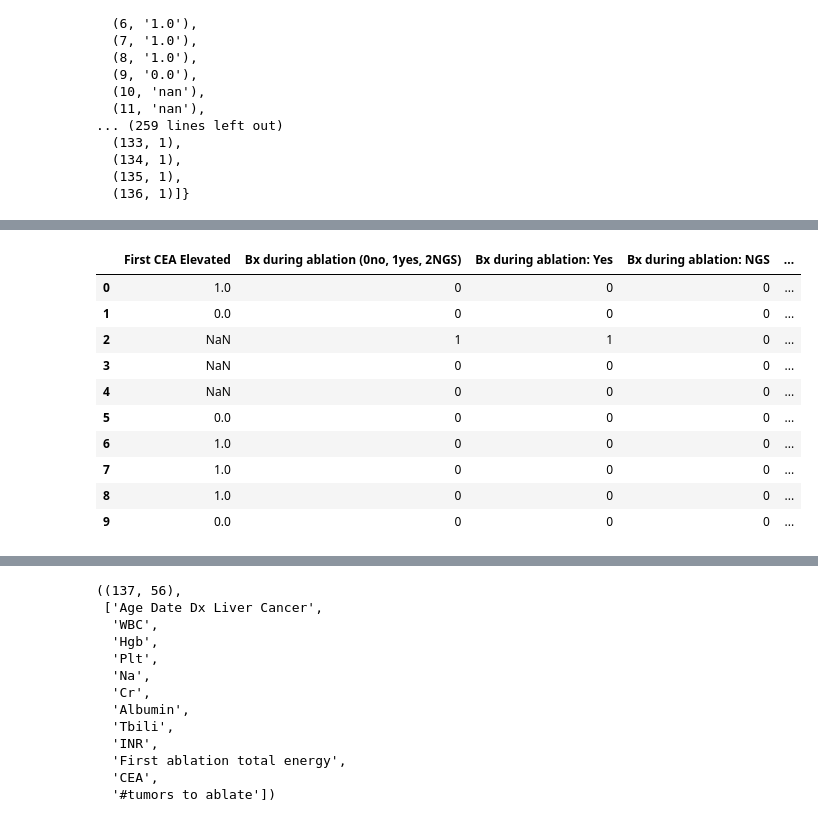
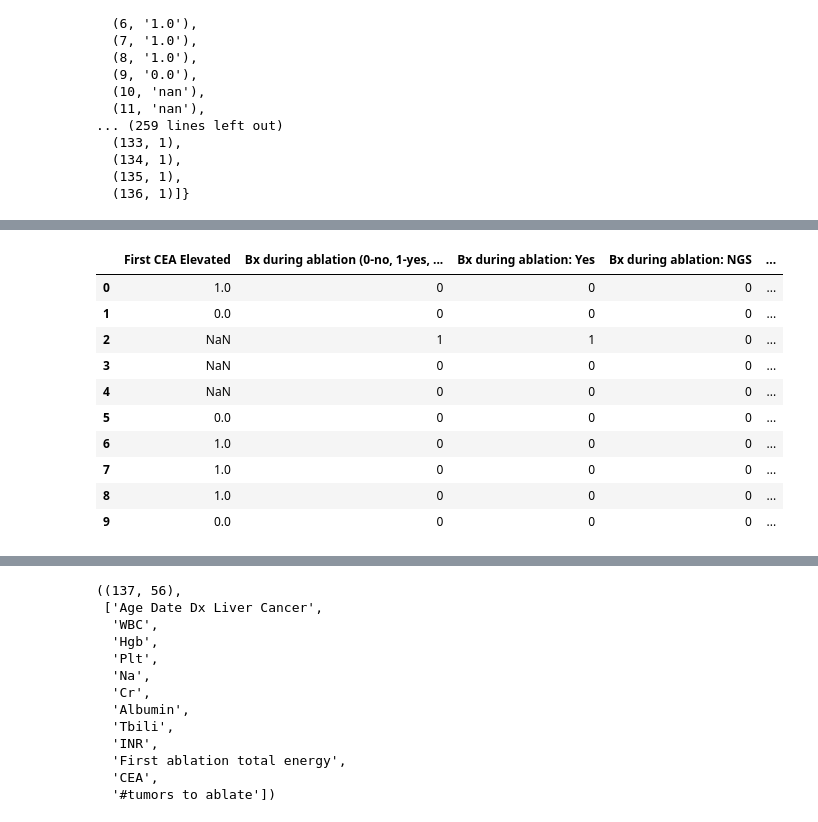
Before and after one commit to aren4/Liver_Tumors, a Jupyter notebook: Tommy_Rads.ipynb, the cells around one changed output, grey strips where cells are left out. Drawn from its saved outputs; the diff is of its cells as text; code cells hidden in the pictures.

```diff
--- a/Tommy_Rads.ipynb
+++ b/Tommy_Rads.ipynb
@@ -55,7 +53,7 @@ import re
 
 pd.set_option('display.max_columns', None)
 
-df = pd.read_csv('/content/drive/MyDrive/Tommy Rads/Secondary Analysis.csv', index_col=False, encoding='latin1')
+df = pd.read_csv('/content/drive/MyDrive/Tommy Rads/Secondary_Analysis.csv', index_col=False, encoding='latin1')
 # %%
 numeric_cols = df.select_dtypes(include=np.number).columns
 
@@ -83,7 +81,7 @@ print(df)
 [137 rows x 95 columns]
 # %%
 # Replace '-' with NaN
-df.replace('-', np.nan, inplace=True)
+#df.replace('-', np.nan, inplace=True)
 
 # Helper function to flag unexpected values
 def flag_unexpected(series, expected_type, allowed_values=None, pattern=None):
@@ -134,11 +132,11 @@ cleaning_report['Age Date Dx Liver Cancer'] = flag_unexpected(df['Age Date Dx Li
 
 # CAT HCV
 allowed_hcv = [0, 2]
-df['CAT HCV (2SVR, 1 for chronic/present, 3 HBV 4 HAV)'] = pd.to_numeric(
-    df['CAT HCV (2SVR, 1 for chronic/present, 3 HBV 4 HAV)'], errors='coerce'
+df['CAT HCV (2-SVR, 1 for chronic/present, 3 HBV 4 HAV)'] = pd.to_numeric(
+    df['CAT HCV (2-SVR, 1 for chronic/present, 3 HBV 4 HAV)'], errors='coerce'
 )
 cleaning_report['CAT HCV'] = flag_unexpected(
-    df['CAT HCV (2SVR, 1 for chronic/present, 3 HBV 4 HAV)'], 'numeric', allowed_values=allowed_hcv)
+    df['CAT HCV (2-SVR, 1 for chronic/present, 3 HBV 4 HAV)'], 'numeric', allowed_values=allowed_hcv)
 
 # Define a mapping of scores to integers
 score_mapping = {
@@ -169,7 +167,7 @@ df['SCALAR CPT Score (Recode)'] = df['SCALAR CPT Score (Extracted)'].map(score_m
 
 # Binary columns
 binary_cols = ['EtOH', 'NASH', 'Ascites', 'Encephalopathy', 'First CEA Elevated',
-               'Unilobar (0), Bilobar (1)', 'Bx during ablation (0no, 1yes, 2NGS)']
+               'Unilobar (0), Bilobar (1)', 'Bx during ablation (0-no, 1-yes, 2-NGS)']
 for col in binary_cols:
     allowed = ['0', '1'] if 'Bx during ablation' not in col else ['0', '1', '2']
     df[col] = df[col].astype(str).str.strip()
@@ -243,13 +241,13 @@ def treatment_flags(cell):
         if item in treatment_map:
             flags[treatment_map[item]] = 1
     return pd.Series(flags)
-treatments = df['Liver Treatment prior to initial ablation (0none, 1TACE, 2TARE, 3EBRT, 4Systemic Therapy, 5resection, 6combined/other)'].apply(treatment_flags)
+treatments = df['Liver Treatment prior to initial ablation (0-none, 1-TACE, 2-TARE, 3-EBRT, 4-Systemic Therapy, 5-resection, 6-combined/other)'].apply(treatment_flags)
 df = pd.concat([df, treatments], axis=1)
-df.drop(columns=['Liver Treatment prior to initial ablation (0none, 1TACE, 2TARE, 3EBRT, 4Systemic Therapy, 5resection, 6combined/other)'], inplace=True)
+df.drop(columns=['Liver Treatment prior to initial ablation (0-none, 1-TACE, 2-TARE, 3-EBRT, 4-Systemic Therapy, 5-resection, 6-combined/other)'], inplace=True)
 
 # Recur (dependent)
-df['Recur (0no, 1yes)'] = pd.to_numeric(df['Recur (0no, 1yes)'], errors='coerce')
-cleaning_report['Recur (0no, 1yes)'] = flag_unexpected(df['Recur (0no, 1yes)'], 'binary', allowed_values=['0', '1'])
+df['Recur (0-no, 1-yes)'] = pd.to_numeric(df['Recur (0-no, 1-yes)'], errors='coerce')
+cleaning_report['Recur (0-no, 1-yes)'] = flag_unexpected(df['Recur (0-no, 1-yes)'], 'binary', allowed_values=['0', '1'])
 
 # Gather cleaning report and summarize any flagged values
 flagged_summary = {col: flagged for col, flagged in cleaning_report.items() if flagged}
@@ -284,23 +282,23 @@ df.head()
 # %%
 # First CEA Elevated: Recode to binary integers
 df['First CEA Elevated'] = df['First CEA Elevated'].replace({'1.0': 1, '0.0': 0}).astype(float)
 # (Leave np.nan for missing)
 
 # Bx during ablation: Create one-hot columns for Yes (1) and NGS (2)
-df['Bx during ablation: Yes'] = (df['Bx during ablation (0no, 1yes, 2NGS)'] == 1).astype(int)
-df['Bx during ablation: NGS'] = (df['Bx during ablation (0no, 1yes, 2NGS)'] == 2).astype(int)
+df['Bx during ablation: Yes'] = (df['Bx during ablation (0-no, 1-yes, 2-NGS)'] == 1).astype(int)
+df['Bx during ablation: NGS'] = (df['Bx during ablation (0-no, 1-yes, 2-NGS)'] == 2).astype(int)
 
 df['First ablation probe: PR15'] = (df['First ablation probe'] == 'PR15').astype(int)
 df['First ablation probe: PR15'] = (df['First ablation probe'] == 'PR').astype(int)
 df['First ablation probe: PR20'] = (df['First ablation probe'] == 'PR20').astype(int)
 df['First ablation probe: LK'] = (df['First ablation probe'] == 'LK').astype(int)
 df['First ablation probe: Solaris'] = (df['First ablation probe'] == 'Solaris').astype(int)
 
 # Show the first 10 rows of the cleaned dataframe for relevant columns
-df[['First CEA Elevated', 'Bx during ablation (0no, 1yes, 2NGS)',
+df[['First CEA Elevated', 'Bx during ablation (0-no, 1-yes, 2-NGS)',
     'Bx during ablation: Yes', 'Bx during ablation: NGS', 'First ablation probe: PR15', 'First ablation probe: PR20', 'First ablation probe: LK', 'First ablation probe: Solaris']].head(10)
 # %% [output]
-|  | First CEA Elevated | Bx during ablation (0no, 1yes, 2NGS) | Bx during ablation: Yes | Bx during ablation: NGS | ... |
+|  | First CEA Elevated | Bx during ablation (0-no, 1-yes, ... | Bx during ablation: Yes | Bx during ablation: NGS | ... |
 | 0 | 1.0 | 0 | 0 | 0 | ... |
 | 1 | 0.0 | 0 | 0 | 0 | ... |
 | 2 | NaN | 1 | 1 | 0 | ... |
```
Also changed, not shown: parts of 61 cells of this notebook.
